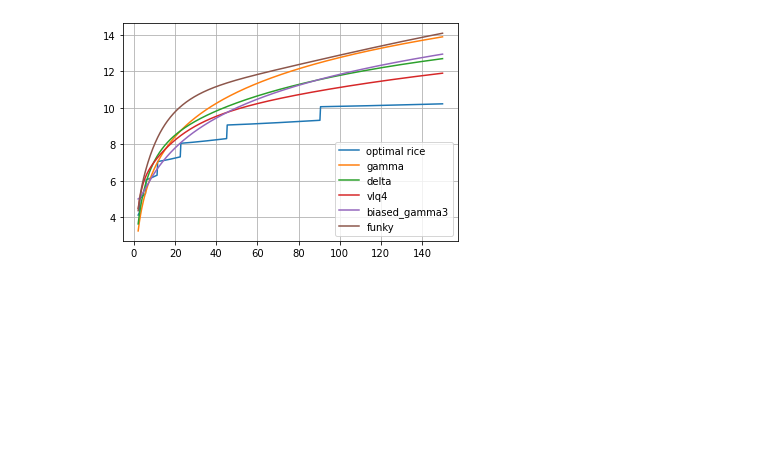
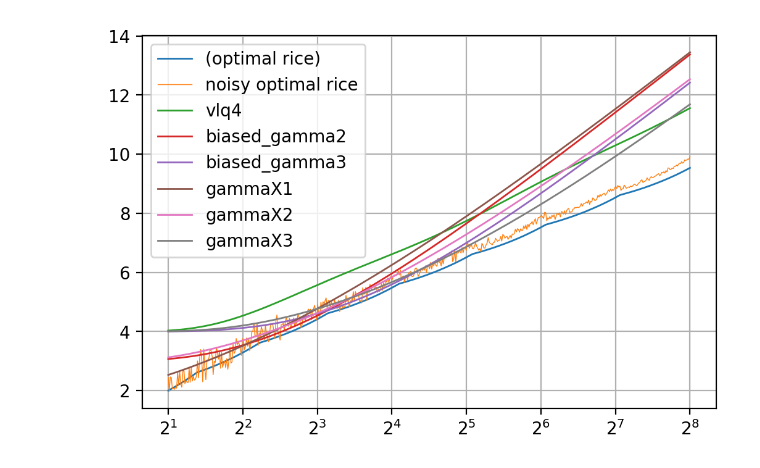
Before and after one commit to bluecube/tablog, a Jupyter notebook: jupyter/encoders.ipynb, the cells around one changed output. Cells and saved outputs as stored; diff of their text form; code cells hidden in the pictures; blank space fills up the shorter version.

```diff
--- a/jupyter/encoders.ipynb
+++ b/jupyter/encoders.ipynb
@@ -30,10 +64,18 @@ def funky(x, _):
+# %%
+def vlq(x, k):
+    return k * numpy.ceil(binary(x) / (k - 1))
 # %%
 bits = {
-    "optimal rice": optimal_rice,
-    "gamma": lambda x, p: 1 + 2 * numpy.floor(numpy.log2(x)) + 1,
-    "delta": lambda x, p: 1 + numpy.floor(numpy.log2(x)) + 2 * numpy.floor(numpy.log2(numpy.floor(numpy.log2(x)) + 1)) + 1,
-    "vlq4": lambda x, p: 4 * (((numpy.floor(numpy.log2(x)) + 1) // 3) + 1),
-    #"vlq": lambda x, p:8  * (numpy.floor(numpy.log2(x) / 7) + 1),
-    "biased_gamma3": lambda x, p: biased_gamma(x, 3),
-    "funky": funky
+    "(optimal rice)": optimal_rice,
+    "noisy optimal rice": noisy_optimal_rice,
+    #"gamma": gamma,
+    #"delta": delta,
+    "vlq4": lambda x: vlq(x, 4),
+    #"vlq": lambda x: vlq(x, 8),
+    #"biased_gamma1": lambda x: biased_gamma(x, 1),
+    "biased_gamma2": lambda x: biased_gamma(x, 2),
+    "biased_gamma3": lambda x: biased_gamma(x, 3),
+    "gammaX1": lambda x: gammaX(x, 1),
+    "gammaX2": lambda x: gammaX(x, 2),
+    "gammaX3": lambda x: gammaX(x, 3),
 }
@@ -40,25 +108,25 @@ bits = {
+# %%
+def encoding_wrapper(encoding, xs, weights):
+    if "weights" in inspect.signature(encoding).parameters:
+        return encoding(xs, weights=weights)
+    else:
+        return encoding(xs)
 # %%
-def total_bits(encoding, p):
+def total_bits(encoding, mean_lengths):
+    p = 1/mean_lengths
     xs = numpy.arange(1, 10000)
     p, xs = numpy.meshgrid(p, xs)
 
     #a = geometric_pmf(p, xs) * encoding(xs)
     probabilities = geometric_pmf(p, xs)
-    bit_lengths = encoding(xs, p)
+
+    bit_lengths = encoding_wrapper(encoding, xs, probabilities)
 
     expected_bits = numpy.sum(probabilities * bit_lengths, axis=0) / numpy.sum(probabilities, axis=0)
 
     return expected_bits
 # %%
-ps = 1 / numpy.linspace(2, 150, 500)
-
-for name, encoding in bits.items():
-    values = total_bits(encoding, ps)
-    plt.plot(1/ps, values, label=name)
-
-plt.legend()
-plt.grid()
-plt.show()
+plot_encodings(numpy.logspace(1, 8, 500, base=2), total_bits)
 # %% [output]
-[figure, old version]
+[figure, new version]
 # %%
```
Also changed, not shown: parts of 13 cells of this notebook.
